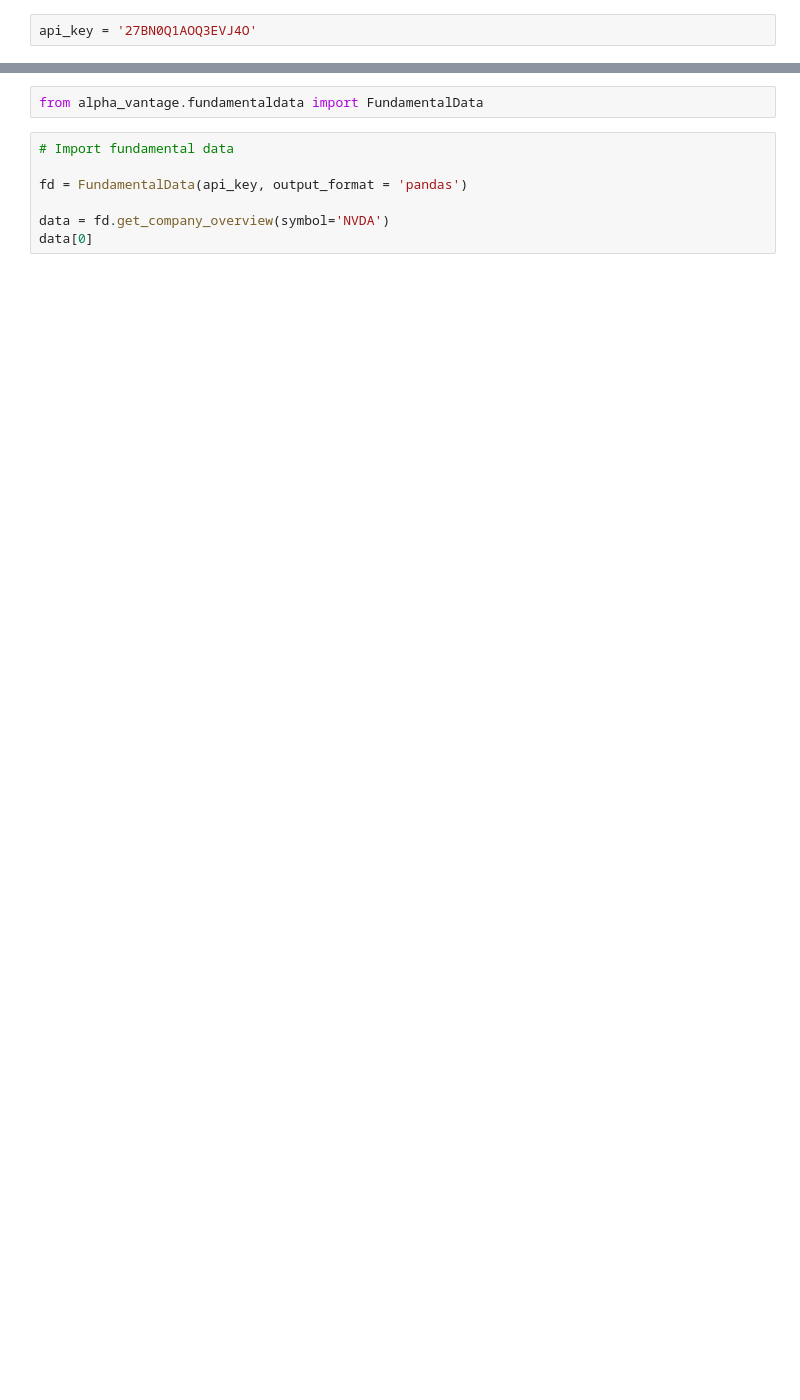
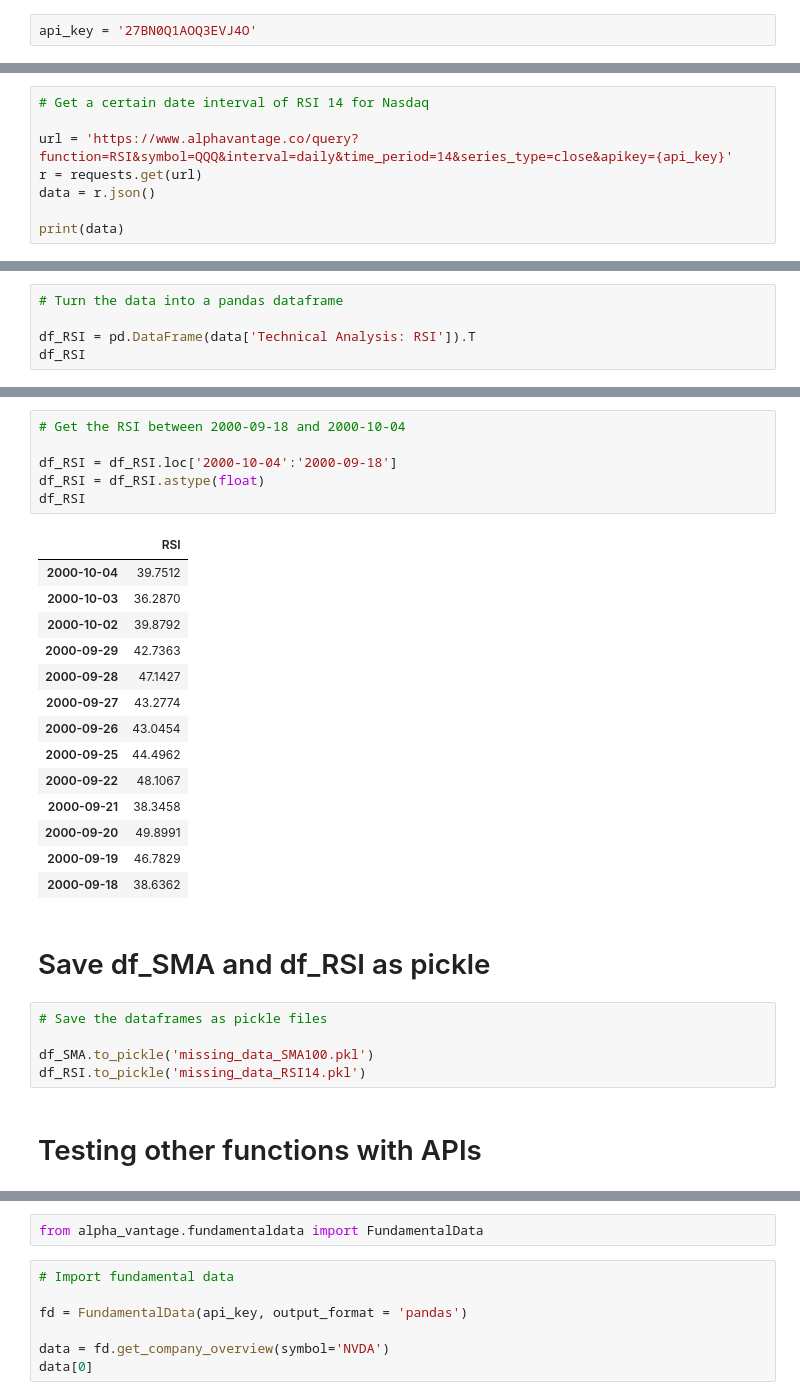
Before and after one commit to pbuitragoa33/NASDAQ-Change-Prediction, a Jupyter notebook: dataAPIs.ipynb, the cells around one changed output, grey strips where cells are left out. Drawn from its saved outputs; the diff is of its cells as text; blank space fills up the shorter version.

Commit message:
Data sources to complete dataNQ

```diff
--- a/dataAPIs.ipynb
+++ b/dataAPIs.ipynb
@@ -29,0 +85,8 @@ api_key = '27BN0Q1AOQ3EVJ4O'
+# %%
+# Get a certain date interval of RSI 14 for Nasdaq
+
+url = 'https://www.alphavantage.co/query?function=RSI&symbol=QQQ&interval=daily&time_period=14&series_type=close&apikey={api_key}'
+r = requests.get(url)
+data = r.json()
+
+print(data)
@@ -29,0 +95,5 @@ api_key = '27BN0Q1AOQ3EVJ4O'
+# %%
+# Turn the data into a pandas dataframe
+
+df_RSI = pd.DataFrame(data['Technical Analysis: RSI']).T
+df_RSI
@@ -30,3 +114,33 @@ api_key = '27BN0Q1AOQ3EVJ4O'
+# %%
+# Get the RSI between 2000-09-18 and 2000-10-04
+
+df_RSI = df_RSI.loc['2000-10-04':'2000-09-18']
+df_RSI = df_RSI.astype(float)
+df_RSI
+# %% [output]
+|  | RSI |
+| 2000-10-04 | 39.7512 |
+| 2000-10-03 | 36.2870 |
+| 2000-10-02 | 39.8792 |
+| 2000-09-29 | 42.7363 |
+| 2000-09-28 | 47.1427 |
+| 2000-09-27 | 43.2774 |
+| 2000-09-26 | 43.0454 |
+| 2000-09-25 | 44.4962 |
+| 2000-09-22 | 48.1067 |
+| 2000-09-21 | 38.3458 |
+| 2000-09-20 | 49.8991 |
+| 2000-09-19 | 46.7829 |
+| 2000-09-18 | 38.6362 |
+# %% [markdown]
+# Save df_SMA and df_RSI as pickle
+# %%
+# Save the dataframes as pickle files
+
+df_SMA.to_pickle('missing_data_SMA100.pkl')
+df_RSI.to_pickle('missing_data_RSI14.pkl')
+# %% [markdown]
+# Testing other functions with APIs
 # %%
 # FX data
 
```
Also changed, not shown: parts of 13 cells of this notebook.
